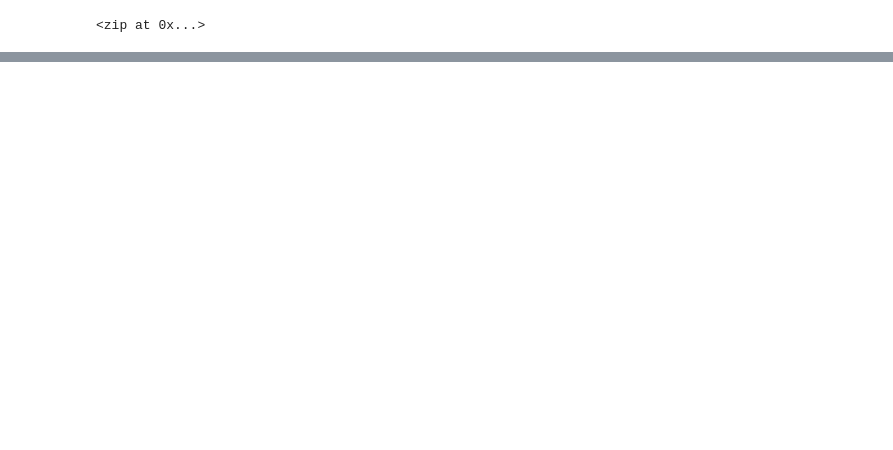
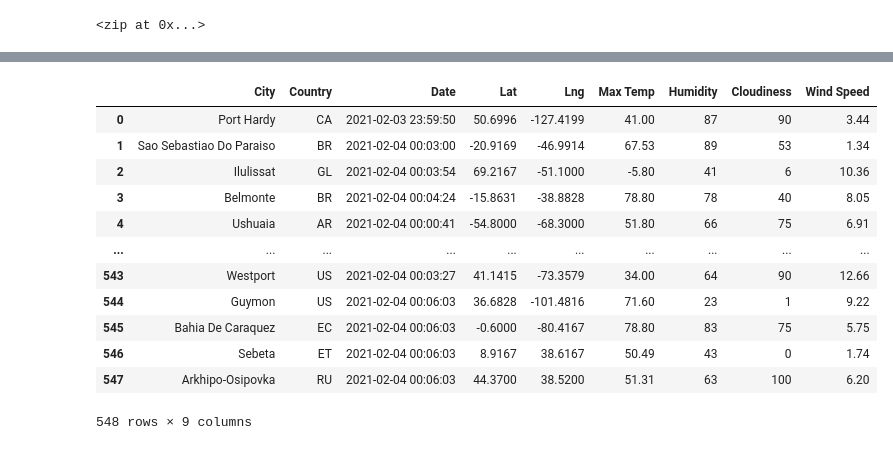
Before and after one commit to mitchell-alexleigh/World_Weather_Analysis, a Jupyter notebook: WeatherPy.ipynb, the cells around one changed output, grey strips where cells are left out. Cells and saved outputs as stored; diff of their text form; code cells hidden in the pictures; blank space fills up the shorter version.

```diff
--- a/WeatherPy.ipynb
+++ b/WeatherPy.ipynb
@@ -31,0 +40,4 @@ len(cities)
+# %%
+# Starting URL for Weather Map API Call.
+url = "http://api.openweathermap.org/data/2.5/weather?units=Imperial&APPID=" + weather_api_key
+print(url)
@@ -31,0 +138,4 @@ len(cities)
+# %%
+# Convert the array of dictionaries to a Pandas DataFrame.
+city_data_df = pd.DataFrame(city_data)
+city_data_df.head(10)
@@ -31,0 +154,20 @@ len(cities)
+# %%
+#Reorder Columns
+new_column_order = ["City", "Country", "Date", "Lat", "Lng", "Max Temp", "Humidity", "Cloudiness", "Wind Speed"]
+city_data_df = city_data_df[new_column_order]
+
+city_data_df
+# %% [output]
+|  | City | Country | Date | Lat | Lng | Max Temp | Humidity | Cloudiness | Wind Speed |
+| 0 | Port Hardy | CA | 2021-02-03 23:59:50 | 50.6996 | -127.4199 | 41.00 | 87 | 90 | 3.44 |
+| 1 | Sao Sebastiao Do Paraiso | BR | 2021-02-04 00:03:00 | -20.9169 | -46.9914 | 67.53 | 89 | 53 | 1.34 |
+| 2 | Ilulissat | GL | 2021-02-04 00:03:54 | 69.2167 | -51.1000 | -5.80 | 41 | 6 | 10.36 |
+| 3 | Belmonte | BR | 2021-02-04 00:04:24 | -15.8631 | -38.8828 | 78.80 | 78 | 40 | 8.05 |
+| 4 | Ushuaia | AR | 2021-02-04 00:00:41 | -54.8000 | -68.3000 | 51.80 | 66 | 75 | 6.91 |
+| ... | ... | ... | ... | ... | ... | ... | ... | ... | ... |
+| 543 | Westport | US | 2021-02-04 00:03:27 | 41.1415 | -73.3579 | 34.00 | 64 | 90 | 12.66 |
+| 544 | Guymon | US | 2021-02-04 00:06:03 | 36.6828 | -101.4816 | 71.60 | 23 | 1 | 9.22 |
+| 545 | Bahia De Caraquez | EC | 2021-02-04 00:06:03 | -0.6000 | -80.4167 | 78.80 | 83 | 75 | 5.75 |
+| 546 | Sebeta | ET | 2021-02-04 00:06:03 | 8.9167 | 38.6167 | 50.49 | 43 | 0 | 1.74 |
+| 547 | Arkhipo-Osipovka | RU | 2021-02-04 00:06:03 | 44.3700 | 38.5200 | 51.31 | 63 | 100 | 6.20 |
+548 rows × 9 columns
```
Also changed, not shown: parts of 7 cells of this notebook, 2 other files.
